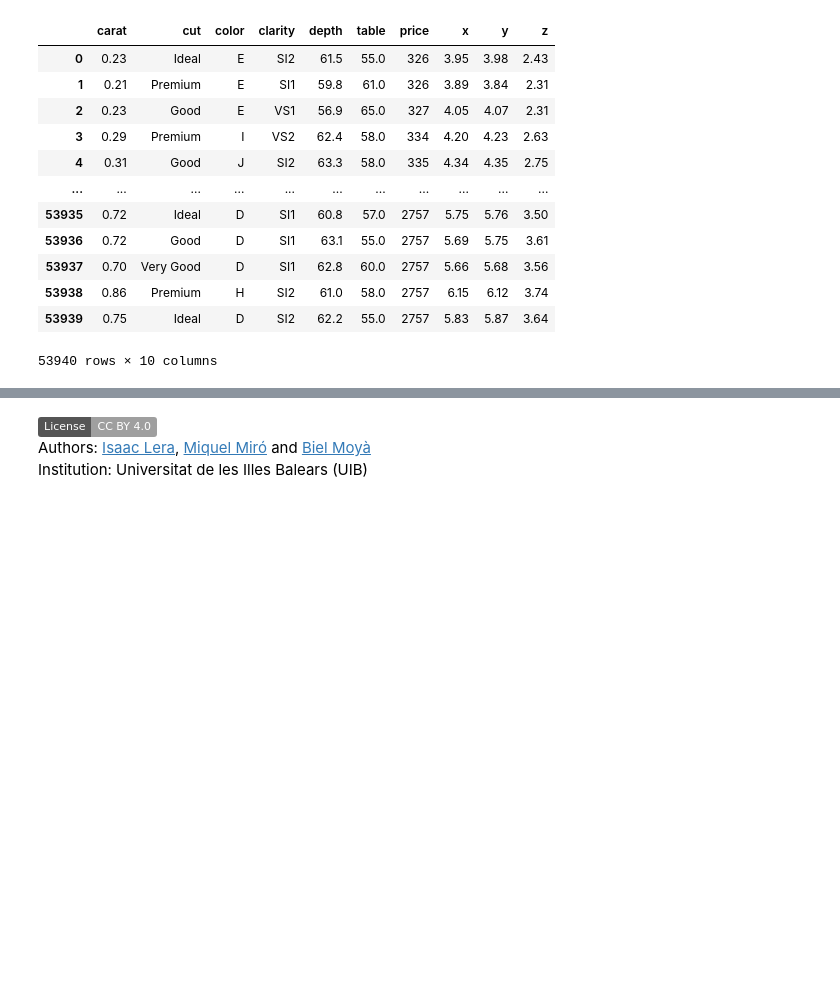
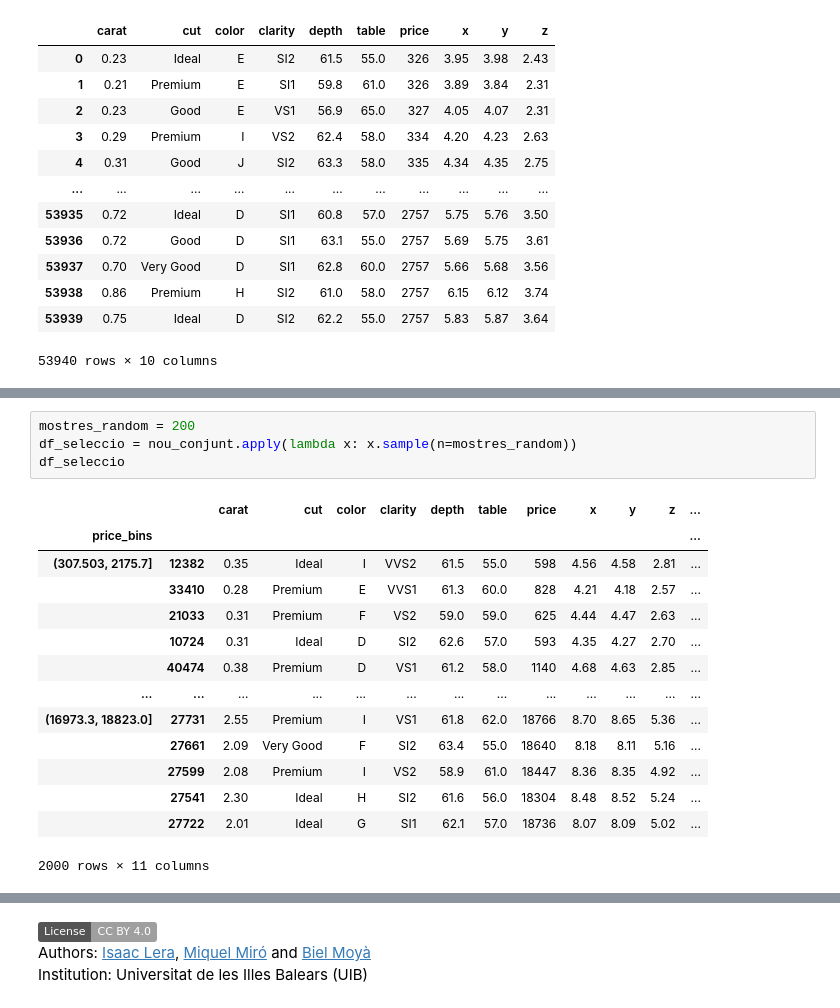
Before and after one commit to wisaaco/CURS_AdministracioAnaliticaAvan-adaDeDades, a Jupyter notebook: lessons/3_preparacio_dades.ipynb, the cells around one changed output, grey strips where cells are left out. Drawn from its saved outputs; the diff is of its cells as text; badges without logos; blank space fills up the shorter version.

```diff
--- a/lessons/3_preparacio_dades.ipynb
+++ b/lessons/3_preparacio_dades.ipynb
@@ -1204,0 +1451,19 @@ diamonds
+# %%
+mostres_random = 200
+df_seleccio = nou_conjunt.apply(lambda x: x.sample(n=mostres_random))
+df_seleccio
+# %% [output]
+|  |  | carat | cut | color | clarity | depth | table | price | x | y | z | ... |
+| price_bins |  |  |  |  |  |  |  |  |  |  |  | ... |
+| (307.503, 2175.7] | 12382 | 0.35 | Ideal | I | VVS2 | 61.5 | 55.0 | 598 | 4.56 | 4.58 | 2.81 | ... |
+|  | 33410 | 0.28 | Premium | E | VVS1 | 61.3 | 60.0 | 828 | 4.21 | 4.18 | 2.57 | ... |
+|  | 21033 | 0.31 | Premium | F | VS2 | 59.0 | 59.0 | 625 | 4.44 | 4.47 | 2.63 | ... |
+|  | 10724 | 0.31 | Ideal | D | SI2 | 62.6 | 57.0 | 593 | 4.35 | 4.27 | 2.70 | ... |
+|  | 40474 | 0.38 | Premium | D | VS1 | 61.2 | 58.0 | 1140 | 4.68 | 4.63 | 2.85 | ... |
+| ... | ... | ... | ... | ... | ... | ... | ... | ... | ... | ... | ... | ... |
+| (16973.3, 18823.0] | 27731 | 2.55 | Premium | I | VS1 | 61.8 | 62.0 | 18766 | 8.70 | 8.65 | 5.36 | ... |
+|  | 27661 | 2.09 | Very Good | F | SI2 | 63.4 | 55.0 | 18640 | 8.18 | 8.11 | 5.16 | ... |
+|  | 27599 | 2.08 | Premium | I | VS2 | 58.9 | 61.0 | 18447 | 8.36 | 8.35 | 4.92 | ... |
+|  | 27541 | 2.30 | Ideal | H | SI2 | 61.6 | 56.0 | 18304 | 8.48 | 8.52 | 5.24 | ... |
+|  | 27722 | 2.01 | Ideal | G | SI1 | 62.1 | 57.0 | 18736 | 8.07 | 8.09 | 5.02 | ... |
+2000 rows × 11 columns
```
Also changed, not shown: parts of 23 cells of this notebook, 2 other files.
